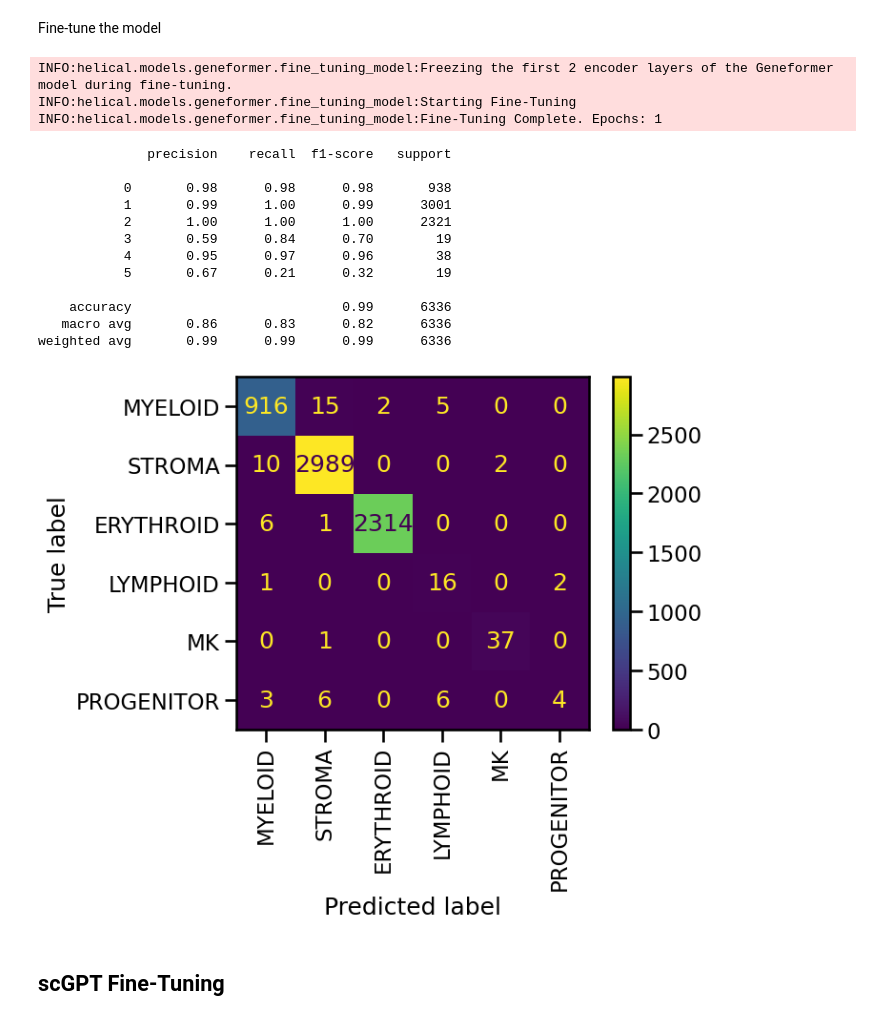
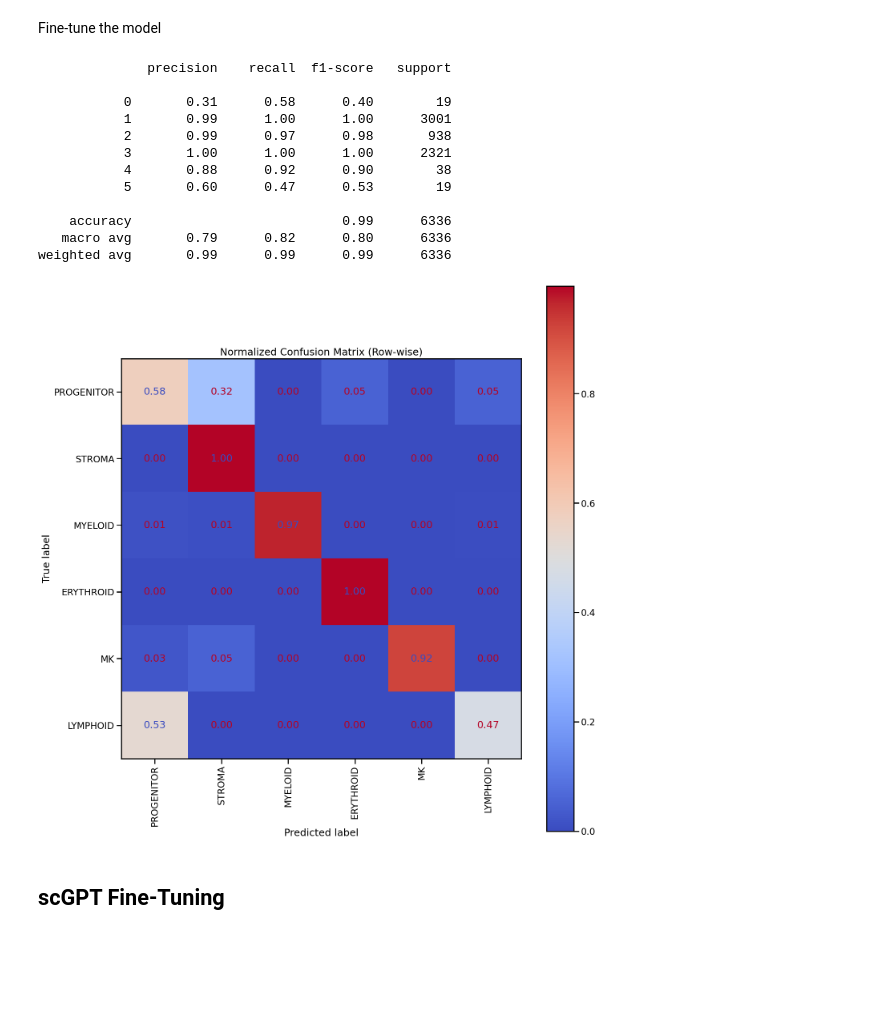
Before and after one commit to helicalAI/helical, a Jupyter notebook: examples/notebooks/Cell-Type-Classification-Fine-Tuning.ipynb, the cells around one changed output. Cells and saved outputs as stored; diff of their text form; code cells hidden in the pictures; blank space fills up the shorter version.

Commit message:
Update notebook and confusion matrices

```diff
--- a/examples/notebooks/Cell-Type-Classification-Fine-Tuning.ipynb
+++ b/examples/notebooks/Cell-Type-Classification-Fine-Tuning.ipynb
@@ -42,7 +35,7 @@ cell_types_test = list(np.array(test_dataset.obs["LVL1"].tolist()))
 # %% [markdown]
 - We convert these string labels into unique integer classes for training
 # %%
-label_set = set(cell_types_train)
+label_set = set(cell_types_train) | set(cell_types_test)
 class_id_dict = dict(zip(label_set, [i for i in range(len(label_set))]))
 id_class_dict = {v: k for k, v in class_id_dict.items()}
 
@@ -56,7 +49,7 @@ for i in range(len(cell_types_test)):
 # %% [markdown]
 Load the desired pretrained Geneformer model and desired configs
 # %%
-geneformer_config = GeneformerConfig(device=device, batch_size=5, model_name="gf-6L-30M-i2048")
+geneformer_config = GeneformerConfig(device=device, batch_size=10, model_name="gf-6L-30M-i2048")
 geneformer = Geneformer(configurer = geneformer_config)
 # %% [markdown]
 Process the data so it is in the correct form for Geneformer
@@ -77,11 +70,7 @@ geneformer_fine_tune = GeneformerFineTuningModel(geneformer_model=geneformer, fi
 # %% [markdown]
 Fine-tune the model
 # %%
-geneformer_fine_tune.train(train_dataset=geneformer_train_dataset, validation_dataset=geneformer_test_dataset, label="LVL1")
+geneformer_fine_tune.train(train_dataset=geneformer_train_dataset.shuffle(), validation_dataset=geneformer_test_dataset, label="LVL1", freeze_layers=0, epochs=1, optimizer_params={"lr": 1e-4}, lr_scheduler_params={"name":"linear", "num_warmup_steps":0, 'num_training_steps':1})
-# %% [output]
-INFO:helical.models.geneformer.fine_tuning_model:Freezing the first 2 encoder layers of the Geneformer model during fine-tuning.
-INFO:helical.models.geneformer.fine_tuning_model:Starting Fine-Tuning
-INFO:helical.models.geneformer.fine_tuning_model:Fine-Tuning Complete. Epochs: 1
 # %%
 outputs = geneformer_fine_tune.get_outputs(geneformer_test_dataset)
 # %%
@@ -89,31 +78,42 @@ print(classification_report(cell_types_test,outputs.argmax(axis=1)))
 # %% [output]
               precision    recall  f1-score   support
 
-           0       0.98      0.98      0.98       938
-           1       0.99      1.00      0.99      3001
-           2       1.00      1.00      1.00      2321
-           3       0.59      0.84      0.70        19
-           4       0.95      0.97      0.96        38
-           5       0.67      0.21      0.32        19
+           0       0.31      0.58      0.40        19
+           1       0.99      1.00      1.00      3001
+           2       0.99      0.97      0.98       938
+           3       1.00      1.00      1.00      2321
+           4       0.88      0.92      0.90        38
+           5       0.60      0.47      0.53        19
 
     accuracy                           0.99      6336
-   macro avg       0.86      0.83      0.82      6336
+   macro avg       0.79      0.82      0.80      6336
 weighted avg       0.99      0.99      0.99      6336
 # %%
+# Compute the confusion matrix
 cm = confusion_matrix(cell_types_test, outputs.argmax(axis=1))
+
+# Perform row-wise normalization
+cm_normalized = cm.astype('float') / cm.sum(axis=1)[:, np.newaxis]
 
 # Get unique labels in the order they appear in the confusion matrix
 unique_labels = np.unique(np.concatenate((cell_types_test, outputs.argmax(axis=1))))
 
 # Use id_class_dict to get the class names
 class_names = [id_class_dict[label] for label in unique_labels]
 
-# Create and plot the confusion matrix
-disp = ConfusionMatrixDisplay(confusion_matrix=cm, display_labels=class_names)
-disp.plot(xticks_rotation='vertical', values_format='d')
-disp.figure_.set_facecolor("none")
+# Create and plot the normalized confusion matrix
+fig, ax = plt.subplots(figsize=(15, 15))
+disp = ConfusionMatrixDisplay(confusion_matrix=cm_normalized, display_labels=class_names)
+disp.plot(ax=ax, xticks_rotation='vertical', values_format='.2f', cmap='coolwarm')
+
+# Customize the plot
+ax.set_title('Normalized Confusion Matrix (Row-wise)')
+fig.set_facecolor("none")
+
+plt.tight_layout()
+plt.show()
 # %% [output]
-[figure, old version]
+[figure, new version]
 # %% [markdown]
 ## scGPT Fine-Tuning
 # %% [markdown]
```
Also changed, not shown: parts of 16 cells of this notebook, 1 other file.
